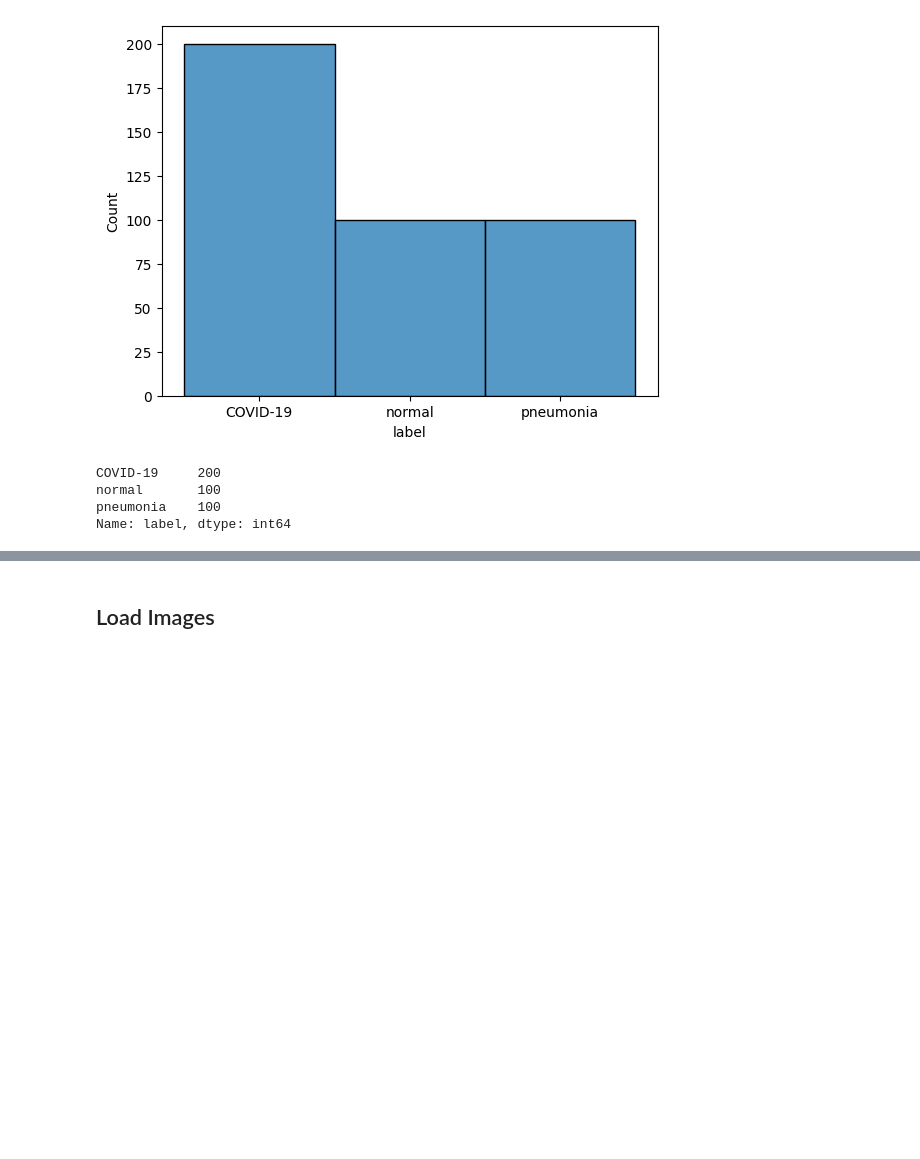
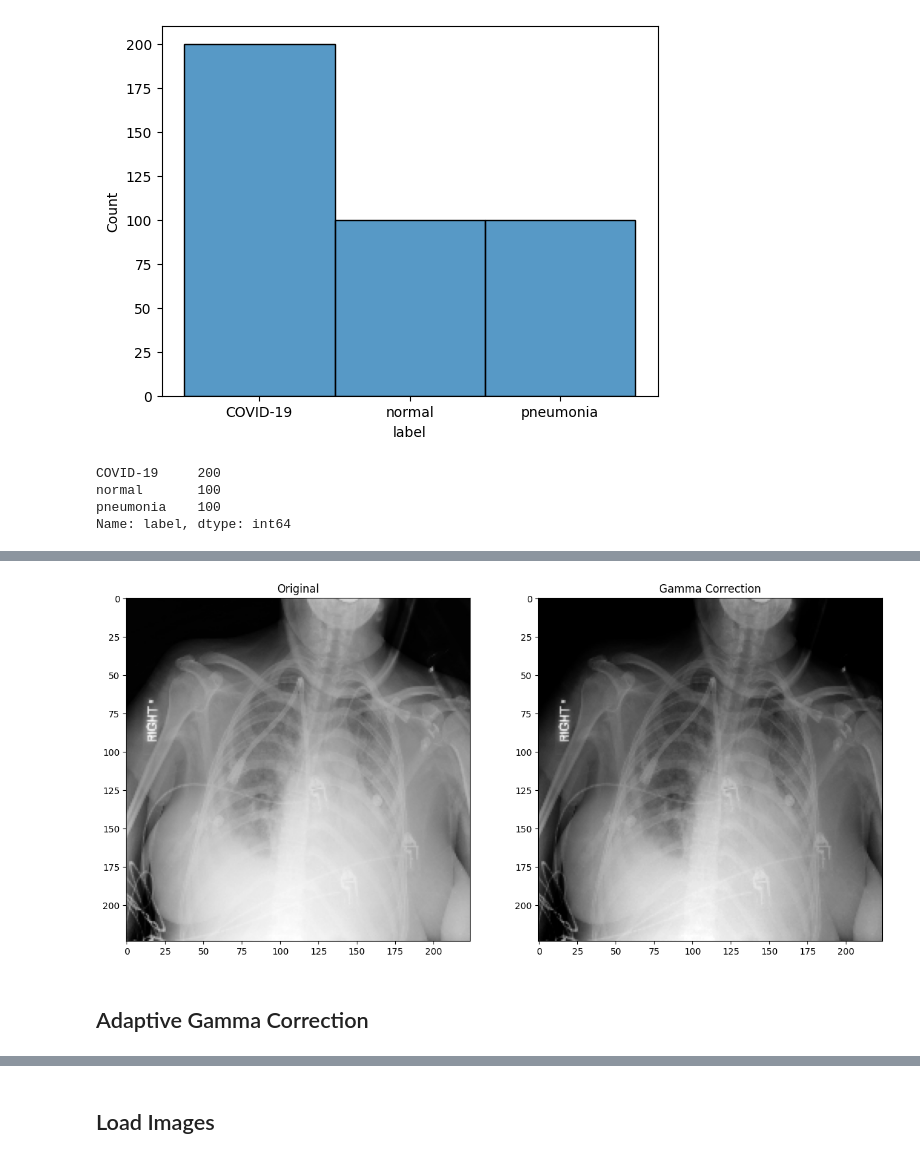
Before and after one commit to giocoal/CXR-ACGAN-chest-xray-generator-covid19-pneumonia, a Jupyter notebook: 2. Image Classification.ipynb, the cells around one changed output, grey strips where cells are left out. Cells and saved outputs as stored; diff of their text form; code cells hidden in the pictures; blank space fills up the shorter version.

```diff
--- a/2. Image Classification.ipynb
+++ b/2. Image Classification.ipynb
@@ -91,0 +142,21 @@ Name: label, dtype: int64
+# %%
+# Function for apply gamma correction
+
+def adjust_gamma(image, gamma=1.0):
+	# build a lookup table mapping the pixel values [0, 255] to
+	# their adjusted gamma values
+	invGamma = 1.0 / gamma
+	table = np.array([((i / 255.0) ** invGamma) * 255
+		for i in np.arange(0, 256)]).astype("uint8")
+	# apply gamma correction using the lookup table
+	return cv2.LUT(image, table)
+# %%
+im_gamma = adjust_gamma(im, gamma=0.6)
+# %%
+plt.subplot(1,2,1); plt.imshow(im, cmap="gray"); plt.title('Original')
+plt.subplot(1,2,2); plt.imshow(im_gamma, cmap="gray"); plt.title('Gamma Correction')
+plt.show()
+# %% [output]
+[figure, added]
+# %% [markdown]
+## Adaptive Gamma Correction
```
Also changed, not shown: parts of 28 cells of this notebook, 5 other files.
